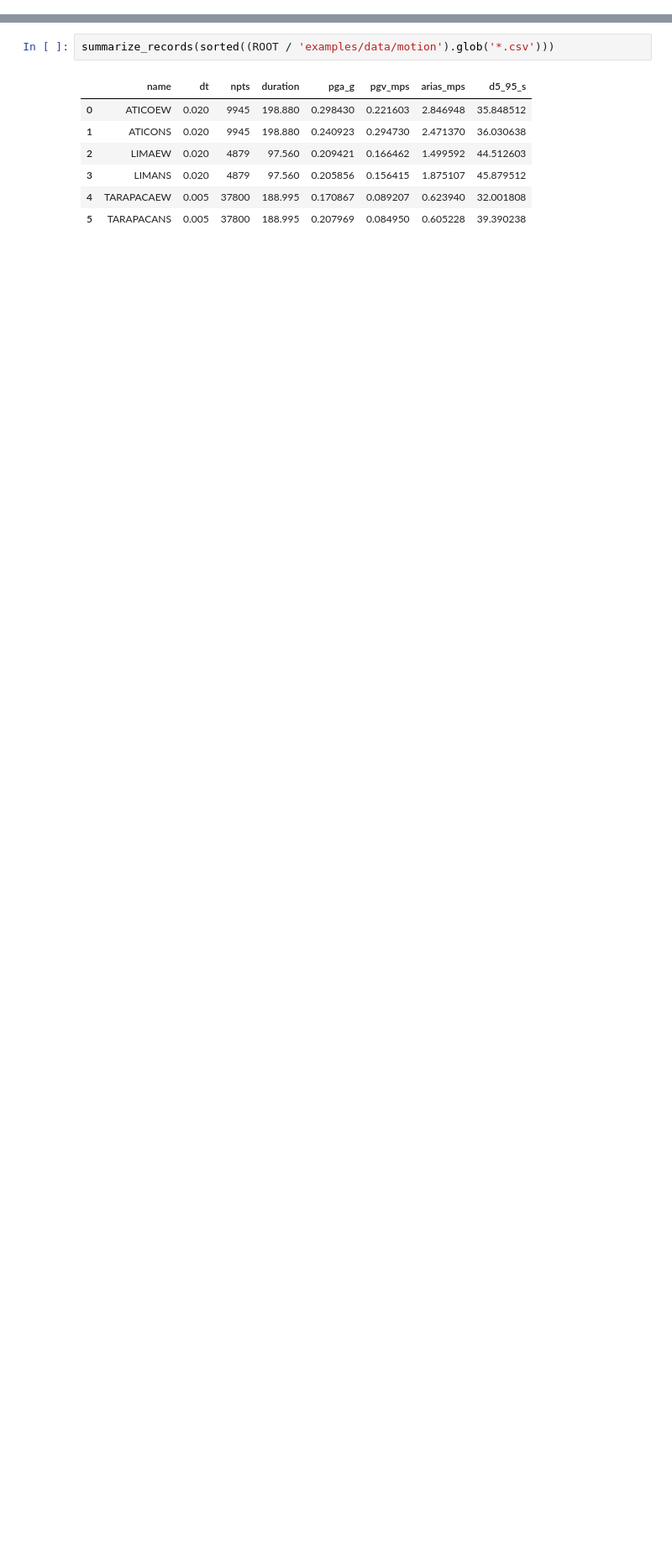
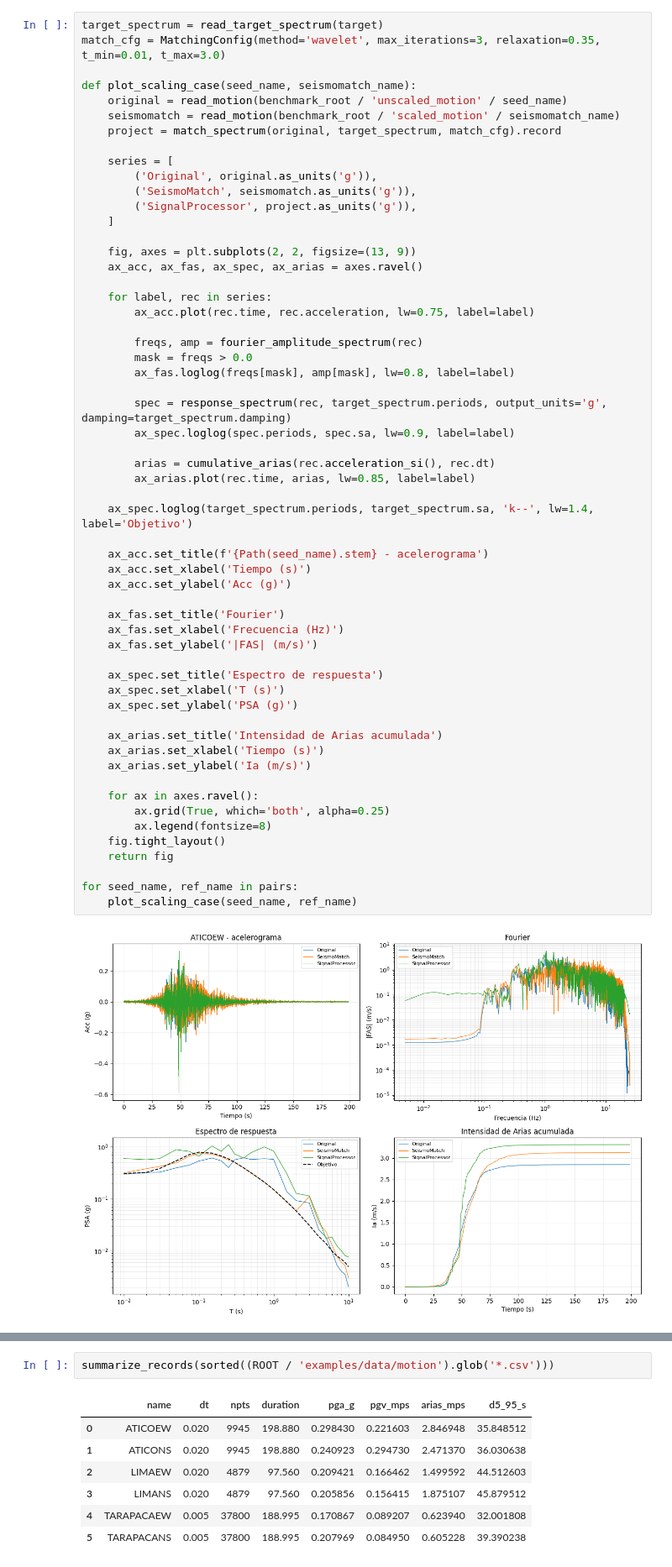
Before and after one commit to joelefrain/SignalProcessor, a Jupyter notebook: notebooks/04_benchmarks.ipynb, the cells around one changed output, grey strips where cells are left out. Shown at 84% size. Drawn from its saved outputs; the diff is of its cells as text; blank space fills up the shorter version.

```diff
--- a/notebooks/04_benchmarks.ipynb
+++ b/notebooks/04_benchmarks.ipynb
@@ -54,0 +115,59 @@ pd.DataFrame(rows)
+# %%
+target_spectrum = read_target_spectrum(target)
+match_cfg = MatchingConfig(method='wavelet', max_iterations=3, relaxation=0.35, t_min=0.01, t_max=3.0)
+
+def plot_scaling_case(seed_name, seismomatch_name):
+    original = read_motion(benchmark_root / 'unscaled_motion' / seed_name)
+    seismomatch = read_motion(benchmark_root / 'scaled_motion' / seismomatch_name)
+    project = match_spectrum(original, target_spectrum, match_cfg).record
+
+    series = [
+        ('Original', original.as_units('g')),
+        ('SeismoMatch', seismomatch.as_units('g')),
+        ('SignalProcessor', project.as_units('g')),
+    ]
+
+    fig, axes = plt.subplots(2, 2, figsize=(13, 9))
+    ax_acc, ax_fas, ax_spec, ax_arias = axes.ravel()
+
+    for label, rec in series:
+        ax_acc.plot(rec.time, rec.acceleration, lw=0.75, label=label)
+
+        freqs, amp = fourier_amplitude_spectrum(rec)
+        mask = freqs > 0.0
+        ax_fas.loglog(freqs[mask], amp[mask], lw=0.8, label=label)
+
+        spec = response_spectrum(rec, target_spectrum.periods, output_units='g', damping=target_spectrum.damping)
+        ax_spec.loglog(spec.periods, spec.sa, lw=0.9, label=label)
+
+        arias = cumulative_arias(rec.acceleration_si(), rec.dt)
+        ax_arias.plot(rec.time, arias, lw=0.85, label=label)
+
+    ax_spec.loglog(target_spectrum.periods, target_spectrum.sa, 'k--', lw=1.4, label='Objetivo')
+
+    ax_acc.set_title(f'{Path(seed_name).stem} - acelerograma')
+    ax_acc.set_xlabel('Tiempo (s)')
+    ax_acc.set_ylabel('Acc (g)')
+
+    ax_fas.set_title('Fourier')
+    ax_fas.set_xlabel('Frecuencia (Hz)')
+    ax_fas.set_ylabel('|FAS| (m/s)')
+
+    ax_spec.set_title('Espectro de respuesta')
+    ax_spec.set_xlabel('T (s)')
+    ax_spec.set_ylabel('PSA (g)')
+
+    ax_arias.set_title('Intensidad de Arias acumulada')
+    ax_arias.set_xlabel('Tiempo (s)')
+    ax_arias.set_ylabel('Ia (m/s)')
+
+    for ax in axes.ravel():
+        ax.grid(True, which='both', alpha=0.25)
+        ax.legend(fontsize=8)
+    fig.tight_layout()
+    return fig
+
+for seed_name, ref_name in pairs:
+    plot_scaling_case(seed_name, ref_name)
+# %% [output]
+[figure, added]
```
Also changed, not shown: parts of 9 cells of this notebook, 2 other files.
